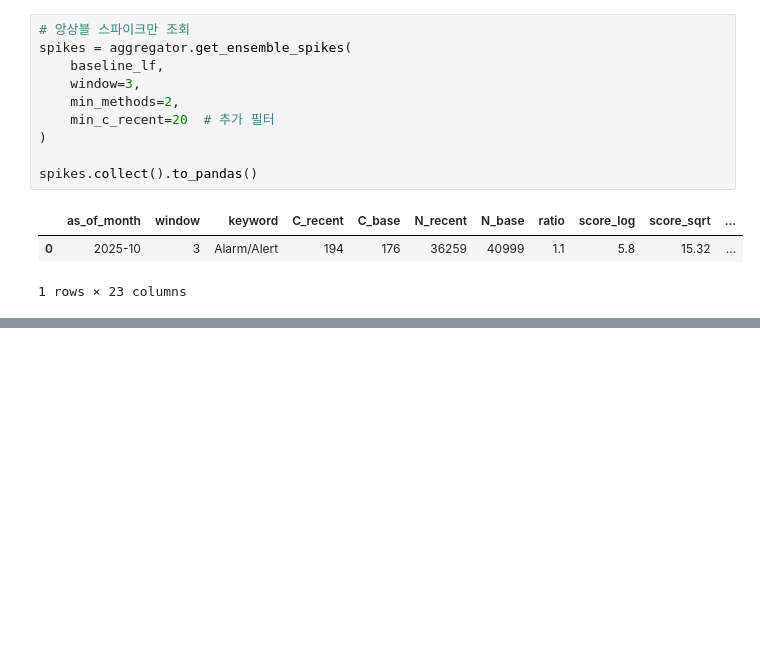
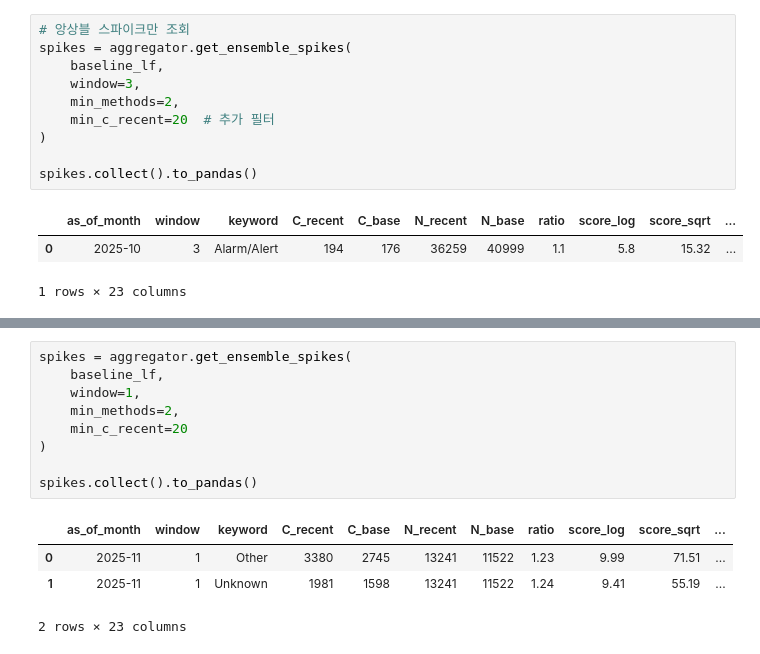
Before and after one commit to cye2020/maude_alert_system, a Jupyter notebook: notebooks/이상치 탐지.ipynb, the cells around one changed output, grey strips where cells are left out. Drawn from its saved outputs; the diff is of its cells as text; blank space fills up the shorter version.

```diff
--- a/notebooks/이상치 탐지.ipynb
+++ b/notebooks/이상치 탐지.ipynb
@@ -1826,0 +1881,14 @@ spikes.collect().to_pandas()
+# %%
+spikes = aggregator.get_ensemble_spikes(
+    baseline_lf,
+    window=1,
+    min_methods=2,
+    min_c_recent=20
+)
+
+spikes.collect().to_pandas()
+# %% [output]
+|  | as_of_month | window | keyword | C_recent | C_base | N_recent | N_base | ratio | score_log | score_sqrt | ... |
+| 0 | 2025-11 | 1 | Other | 3380 | 2745 | 13241 | 11522 | 1.23 | 9.99 | 71.51 | ... |
+| 1 | 2025-11 | 1 | Unknown | 1981 | 1598 | 13241 | 11522 | 1.24 | 9.41 | 55.19 | ... |
+2 rows × 23 columns
```
Also changed, not shown: parts of 4 cells of this notebook, 1 other file.
